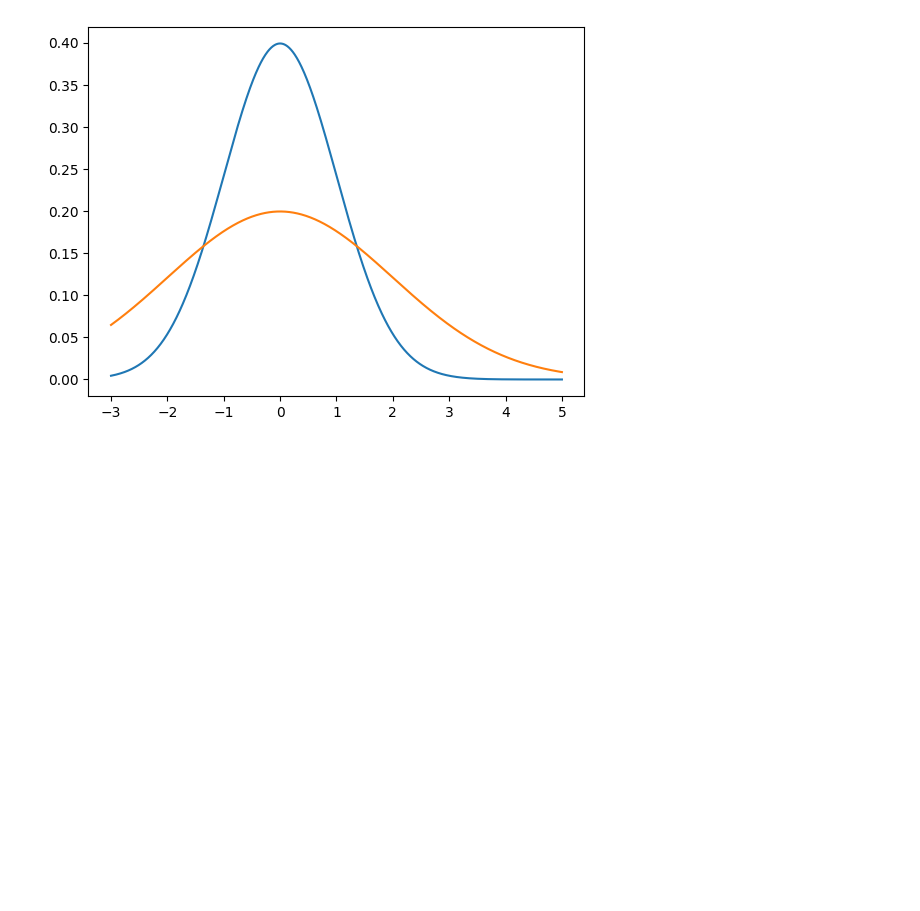
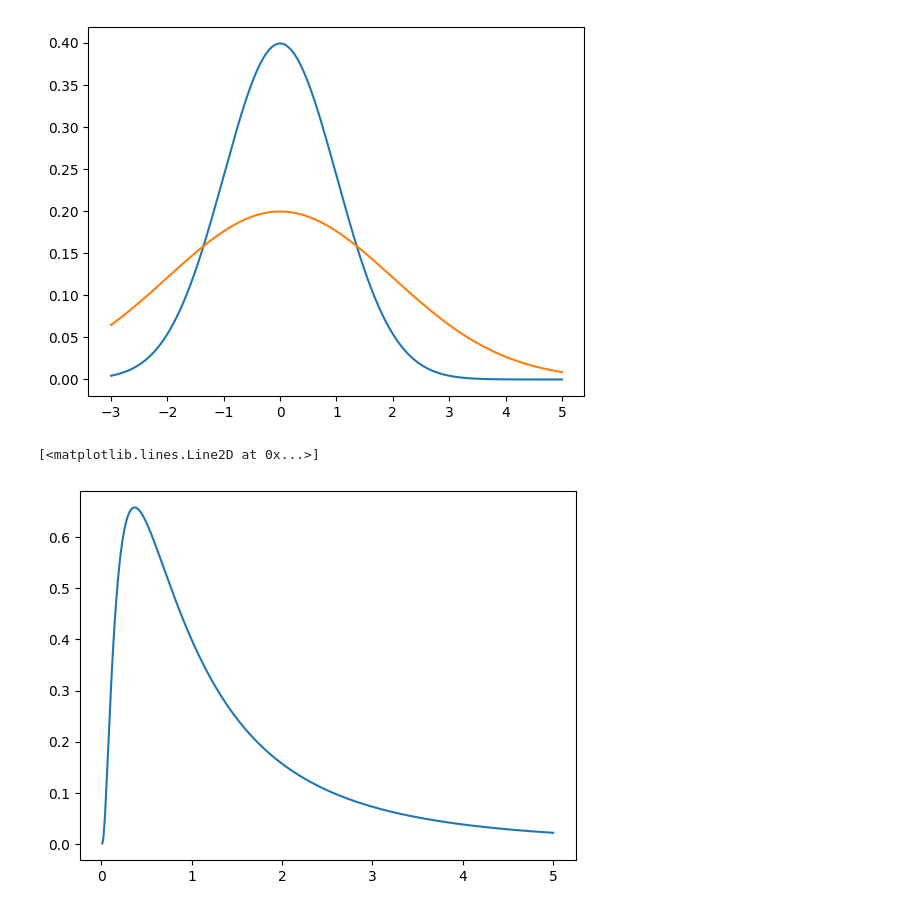
Before and after one commit to will-lynas/STAT0011-decision-and-risk, a Jupyter notebook: distributions.ipynb, the cells around one changed output. Saved outputs shown, nothing was run; the diff lists cells and outputs as text; code cells hidden in the pictures; blank space fills up the shorter version.

Commit message:
Add lognormal

```diff
--- a/distributions.ipynb
+++ b/distributions.ipynb
@@ -71,3 +71,15 @@ plt.plot(x, pdf)
 # %% [output]
 [<matplotlib.lines.Line2D at 0x...>]
 [figure]
+# %%
+# Lognormal
+# https://docs.scipy.org/doc/scipy/reference/generated/scipy.stats.lognorm.html
+
+from scipy.stats import lognorm
+
+x = np.linspace(0.01, 5, 1000)
+pdf = lognorm.pdf(x, s=1)
+plt.plot(x, pdf)
+# %% [output]
+[<matplotlib.lines.Line2D at 0x...>]
+[figure, added]
```
Also changed, not shown: parts of 3 cells of this notebook.
